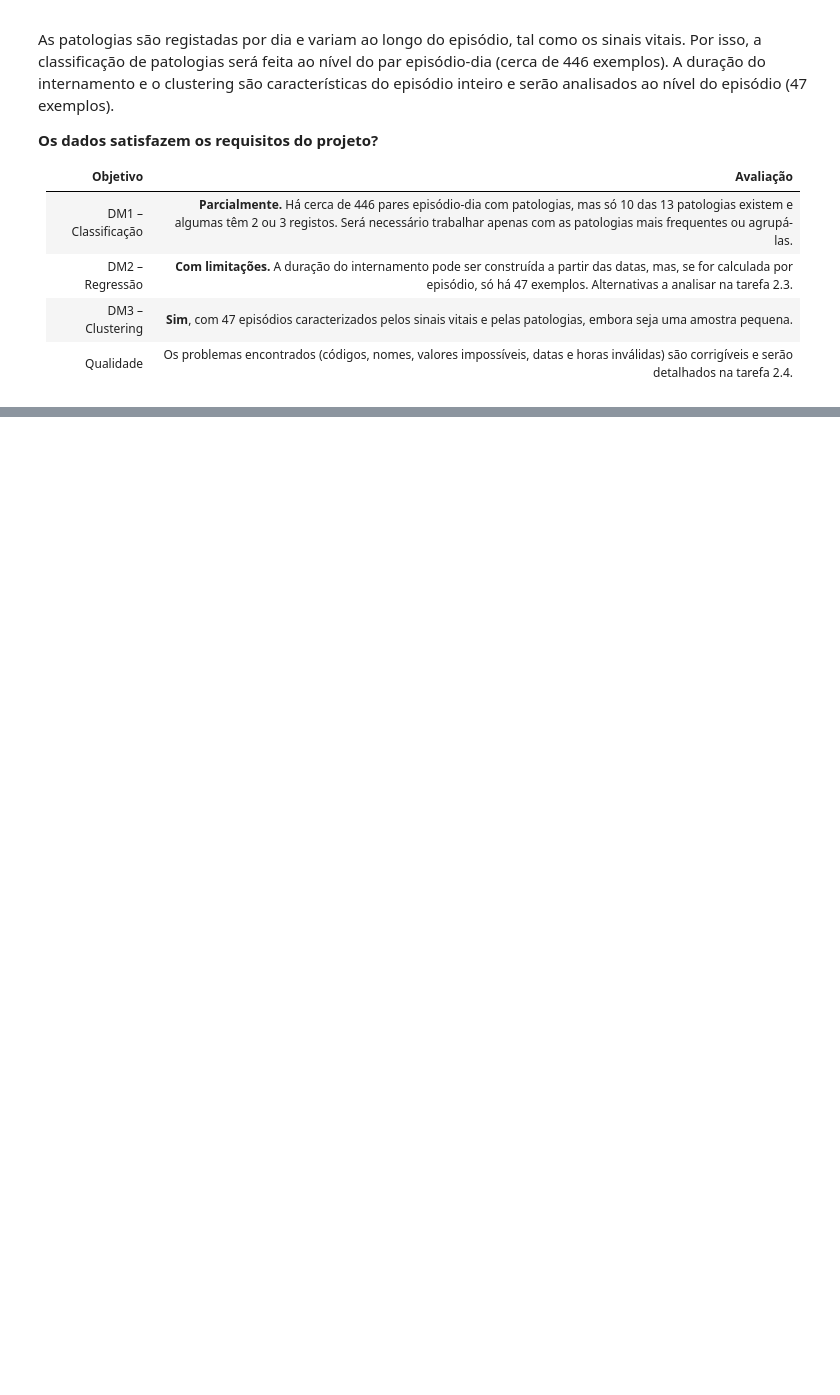
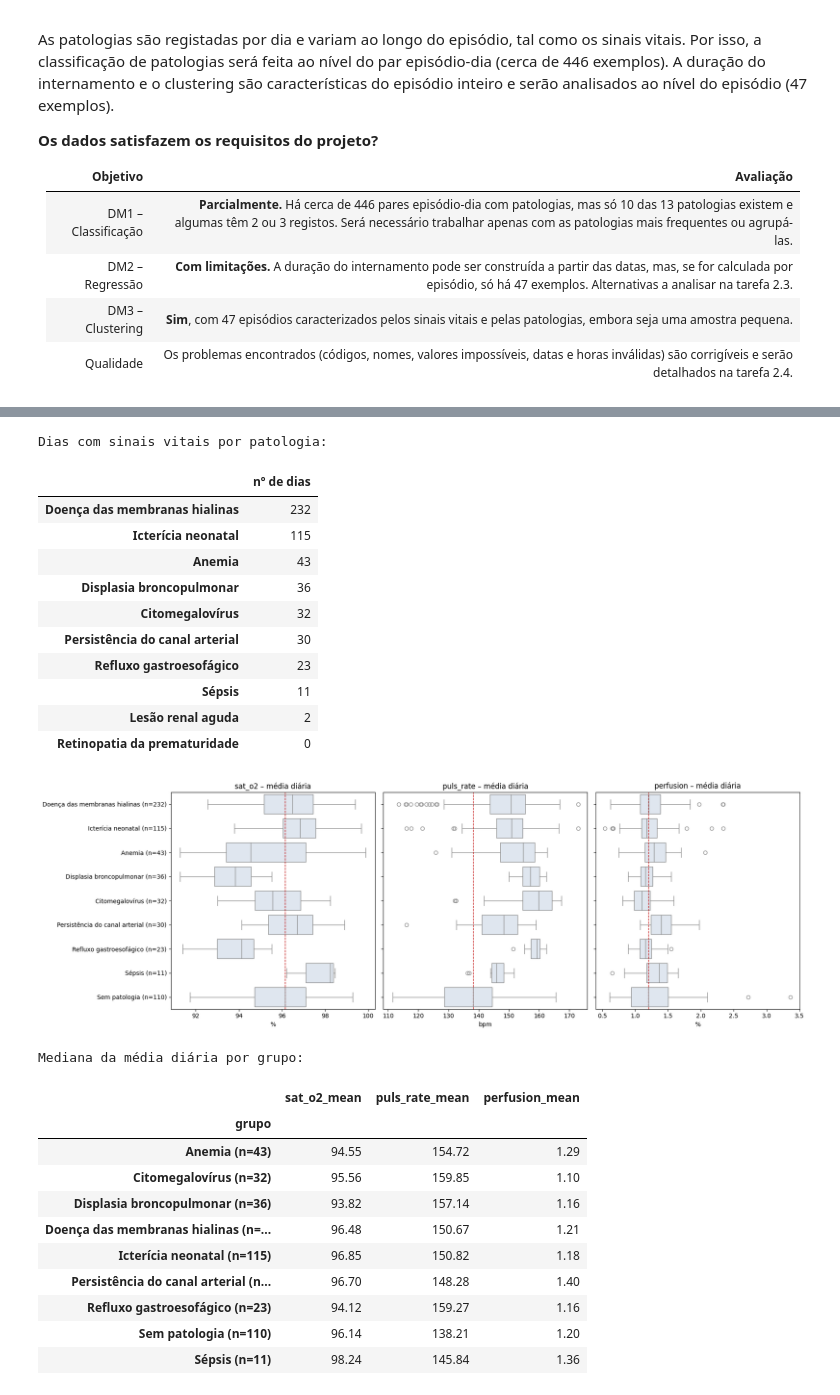
Before and after one commit to goncalorg10/aase-neonatal, a Jupyter notebook: 01_data_understanding.ipynb, the cells around one changed output, grey strips where cells are left out. Cells and saved outputs as stored; diff of their text form; code cells hidden in the pictures; blank space fills up the shorter version.

Commit message:
Data Understanding: tarefas 2.1 a 2.3 e relatório de exploração

```diff
--- a/01_data_understanding.ipynb
+++ b/01_data_understanding.ipynb
@@ -557,0 +829,61 @@ As patologias são registadas por dia e variam ao longo do episódio, tal como o
+# %%
+# =============================================================================
+# 2.3.6 Sinais vitais por patologia (DM1)
+# Compara a média diária de cada sinal vital nos dias com cada patologia e
+# nos dias sem nenhuma patologia registada (grupo de referência).
+# Usa a ep_dia (só dias com sinais vitais).
+# Só entram patologias com pelo menos 10 dias, para a comparação ter sentido;
+# o nº de dias (n) aparece no nome de cada grupo.
+# Nota: um dia com 2 patologias entra nas 2 caixas.
+# =============================================================================
+contagem = ep_dia[PATOLOGIAS].sum().sort_values(ascending=False)
+print("Dias com sinais vitais por patologia:")
+display(contagem.to_frame("nº de dias"))
+
+FREQUENTES = contagem[contagem >= 10].index.tolist()
+COLS = [f"{v}_mean" for v in VITAIS]
+
+partes = [ep_dia.loc[ep_dia[p] == 1, COLS].assign(grupo=f"{p} (n={contagem[p]})") for p in FREQUENTES]
+sem = ep_dia.loc[ep_dia["n_patologias"] == 0, COLS]
+partes.append(sem.assign(grupo=f"Sem patologia (n={len(sem)})"))
+por_patologia = pd.concat(partes)
+
+fig, axes = plt.subplots(1, 3, figsize=(18, 6), sharey=True)
+for i, v in enumerate(VITAIS):
+    sns.boxplot(data=por_patologia, x=f"{v}_mean", y="grupo", ax=axes[i], color="#DCE6F2")
+    mediana_ref = sem[f"{v}_mean"].median()
+    axes[i].axvline(mediana_ref, color="#C00000", ls="--", lw=1)   # mediana dos dias sem patologia
+    axes[i].set_title(f"{v} – média diária")
+    axes[i].set_xlabel(unidades[v])
+    axes[i].set_ylabel("")
+plt.tight_layout()
+plt.show()
+
+print("Mediana da média diária por grupo:")
+display(por_patologia.groupby("grupo")[COLS].median().round(2))
+# %% [output]
+Dias com sinais vitais por patologia:
+|  | nº de dias |
+| Doença das membranas hialinas | 232 |
+| Icterícia neonatal | 115 |
+| Anemia | 43 |
+| Displasia broncopulmonar | 36 |
+| Citomegalovírus | 32 |
+| Persistência do canal arterial | 30 |
+| Refluxo gastroesofágico | 23 |
+| Sépsis | 11 |
+| Lesão renal aguda | 2 |
+| Retinopatia da prematuridade | 0 |
+[figure, added]
+Mediana da média diária por grupo:
+|  | sat_o2_mean | puls_rate_mean | perfusion_mean |
+| grupo |  |  |  |
+| Anemia (n=43) | 94.55 | 154.72 | 1.29 |
+| Citomegalovírus (n=32) | 95.56 | 159.85 | 1.10 |
+| Displasia broncopulmonar (n=36) | 93.82 | 157.14 | 1.16 |
+| Doença das membranas hialinas (n=... | 96.48 | 150.67 | 1.21 |
+| Icterícia neonatal (n=115) | 96.85 | 150.82 | 1.18 |
+| Persistência do canal arterial (n... | 96.70 | 148.28 | 1.40 |
+| Refluxo gastroesofágico (n=23) | 94.12 | 159.27 | 1.16 |
+| Sem patologia (n=110) | 96.14 | 138.21 | 1.20 |
+| Sépsis (n=11) | 98.24 | 145.84 | 1.36 |
```
Also changed, not shown: parts of 13 cells of this notebook, 1 other file.
